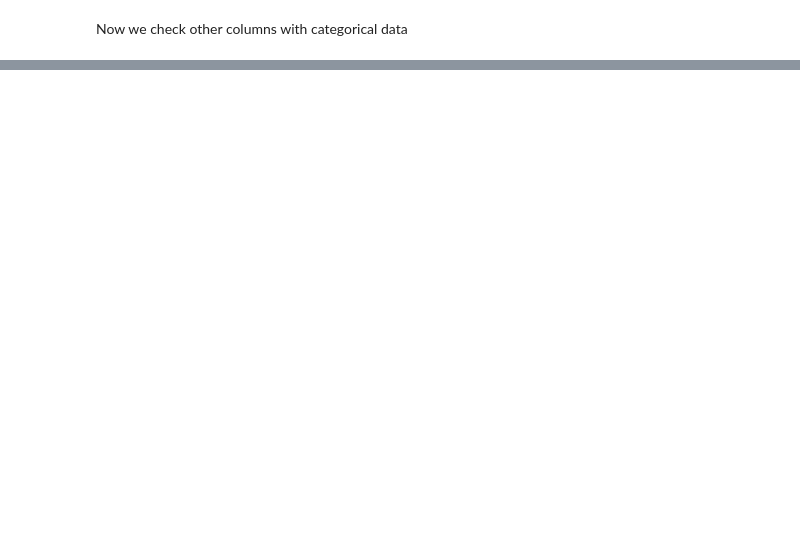
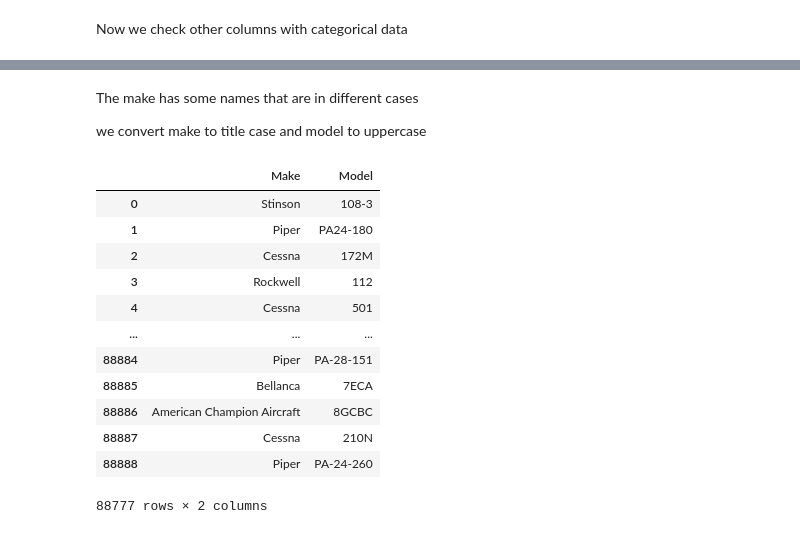
Before and after one commit to ericks-on/Aircraft_Risk_Analysis, a Jupyter notebook: index.ipynb, the cells around one changed output, grey strips where cells are left out. Drawn from its saved outputs; the diff is of its cells as text; code cells hidden in the pictures; blank space fills up the shorter version.

```diff
--- a/index.ipynb
+++ b/index.ipynb
@@ -130,0 +239,26 @@ Now we check other columns with categorical data
+# %% [markdown]
+The make has some names that are in different cases
+
+we convert make to title case and model to uppercase
+# %%
+df['Make'] = df['Make'].map(
+    lambda x: x.title()
+)
+df['Model'] = df['Model'].map(
+    lambda x: x.upper()
+)
+df[['Make', 'Model']]
+# %% [output]
+|  | Make | Model |
+| 0 | Stinson | 108-3 |
+| 1 | Piper | PA24-180 |
+| 2 | Cessna | 172M |
+| 3 | Rockwell | 112 |
+| 4 | Cessna | 501 |
+| ... | ... | ... |
+| 88884 | Piper | PA-28-151 |
+| 88885 | Bellanca | 7ECA |
+| 88886 | American Champion Aircraft | 8GCBC |
+| 88887 | Cessna | 210N |
+| 88888 | Piper | PA-24-260 |
+88777 rows × 2 columns
```
Also changed, not shown: parts of 26 cells of this notebook.
